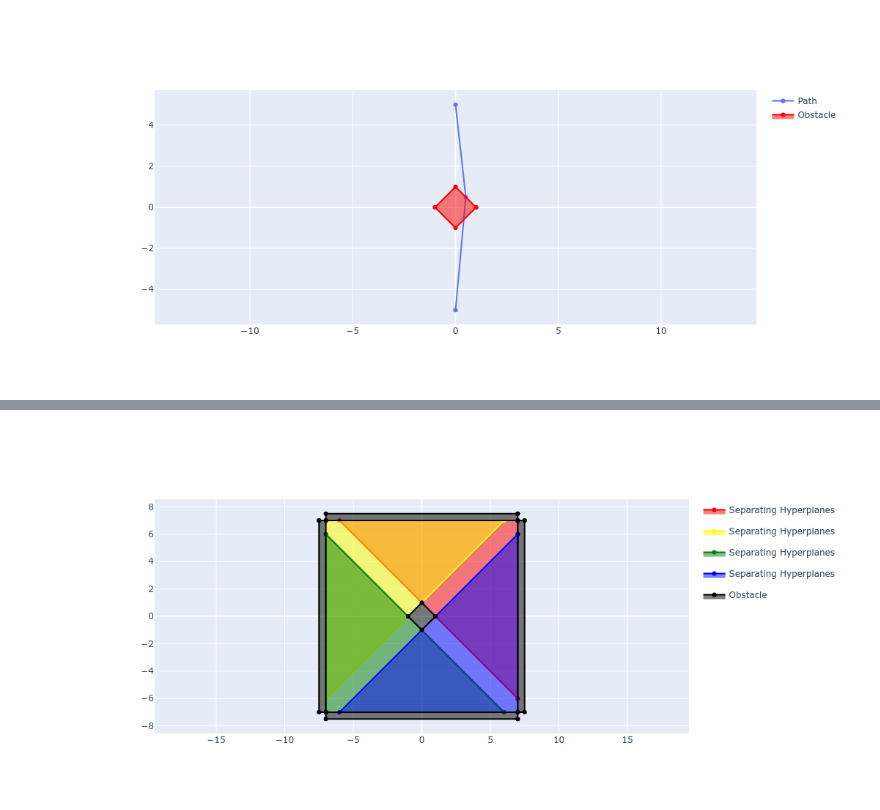
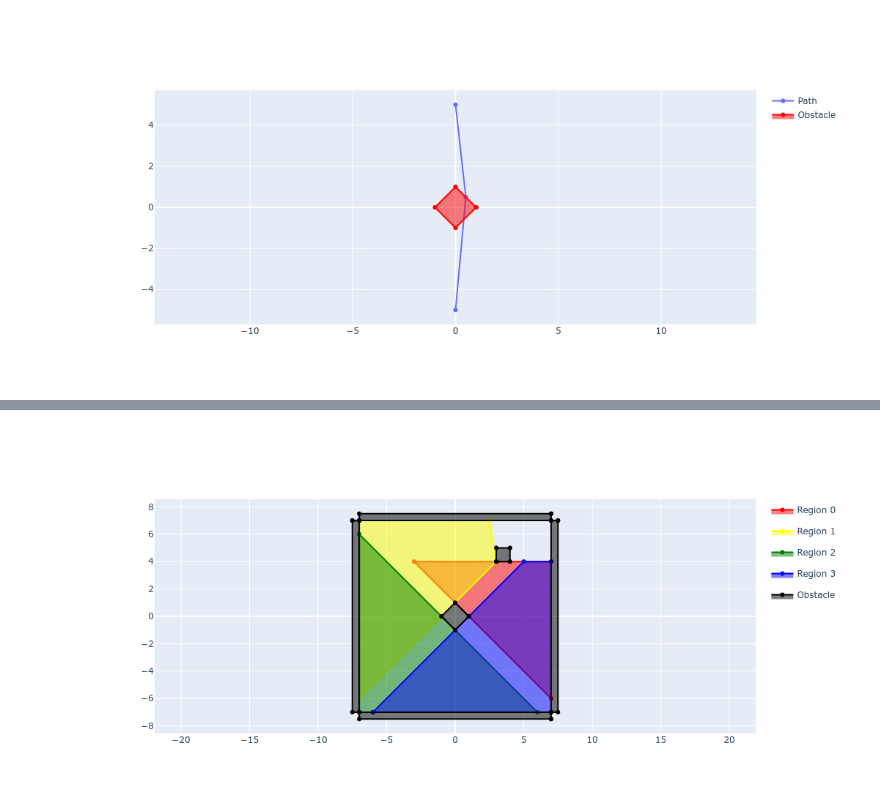
Before and after one commit to teadetime/crazyflie-path-planning, a Jupyter notebook: notebooks/mixed_integer_exploration.ipynb, the cells around one changed output, grey strips where cells are left out. Drawn from its saved outputs; the diff is of its cells as text; code cells hidden in the pictures.

Commit message:
Fixed graph generation

```diff
--- a/notebooks/mixed_integer_exploration.ipynb
+++ b/notebooks/mixed_integer_exploration.ipynb
@@ -135,6 +135,13 @@ obs_cube1 = np.array([
     [0, 1],
     [-1, 0],
     [0, -1],
+]).T
+
+obs_cube2 = np.array([
+    [3,4],
+    [4,4],
+    [4,5],
+    [3,5],
 ]).T
 
 r_wall = np.array([
@@ -154,7 +161,7 @@ t_wall = np.array([
 l_wall = np.diag([-1, 1]) @ r_wall
 b_wall = np.diag([1, -1]) @ t_wall
 
-obs = [obs_cube1, r_wall, t_wall, l_wall, b_wall]
+obs = [obs_cube1, obs_cube2, r_wall, t_wall, l_wall, b_wall]
 
 def plot_obs(obs, fig=go.Figure()):
     for i, obs_i in enumerate(obs):
@@ -286,7 +296,7 @@ def convex_freespace_decomp(obs, n = 5):
     det_last = 0
     start_posns = np.array([
         [3,3],
-        [-4,3],
+        [-3,3],
         [-3,-3],
         [3,-3]
     ])
@@ -303,40 +313,44 @@ def convex_freespace_decomp(obs, n = 5):
 
             f_log_det = lambda A: np.log(np.linalg.det(A))
             if (f_log_det(C) - f_log_det(last_C)) / f_log_det(last_C) <= 0.1:
                 break
             last_C = C
 
         As.append(A)
         bs.append(b)
         Cs.append(C)
         ds.append(d)
 
     return As, bs, Cs, ds
 
 As, bs, Cs, ds = convex_freespace_decomp(obs)
 
 fig = go.Figure()
 # for C,d in zip(Cs, ds):
 #     plot_ellipse(C, d, fig)
 
 marker_patterns = ["+","\\",".","/"]
 colors=["red", "yellow", "green", "blue"]
-for A, b, d_0, ptrn, color in zip(As, bs, ds, marker_patterns, colors):
-    hs = HalfspaceIntersection(np.hstack([A, -b]), d_0.flatten())
+for i, (A, b, d_0, ptrn, color) in enumerate(zip(As, bs, ds, marker_patterns, colors)):
+    hs = HalfspaceIntersection(np.hstack([A, -b]), d_0.flatten()).intersections
+    # reorder the halfspace intersection points
+    hs_center = np.mean(hs, axis=1)
+    thetas = np.arctan2(hs[:, 1] - hs_center[1], hs[:, 0] - hs_center[0])
+    hs = hs[np.argsort(thetas)]
+
     fig.add_trace(go.Scatter(
-        x=np.concatenate([hs.intersections[:, 0], [hs.intersections[0,0]]]),
-        y=np.concatenate([hs.intersections[:, 1],[hs.intersections[0,1]]]),
-        # fillpattern=dict(shape=ptrn),
+        x=np.concatenate([hs[:, 0], [hs[0,0]]]),
+        y=np.concatenate([hs[:, 1],[hs[0,1]]]),
         fill="toself",
         line=dict(color=color),
-        name="Separating Hyperplanes",
+        name=f"Region {i}",
     ))
 
 plot_obs(obs, fig)
 fig.update_layout(yaxis_scaleanchor="x", width=600, height=500)
 fig.show()
 # %% [output]
-[figure, old version]
+[figure, new version]
 # %%
 # Build the graph of convex sets
 freespace_polys = []
```
Also changed, not shown: parts of 4 cells of this notebook.
